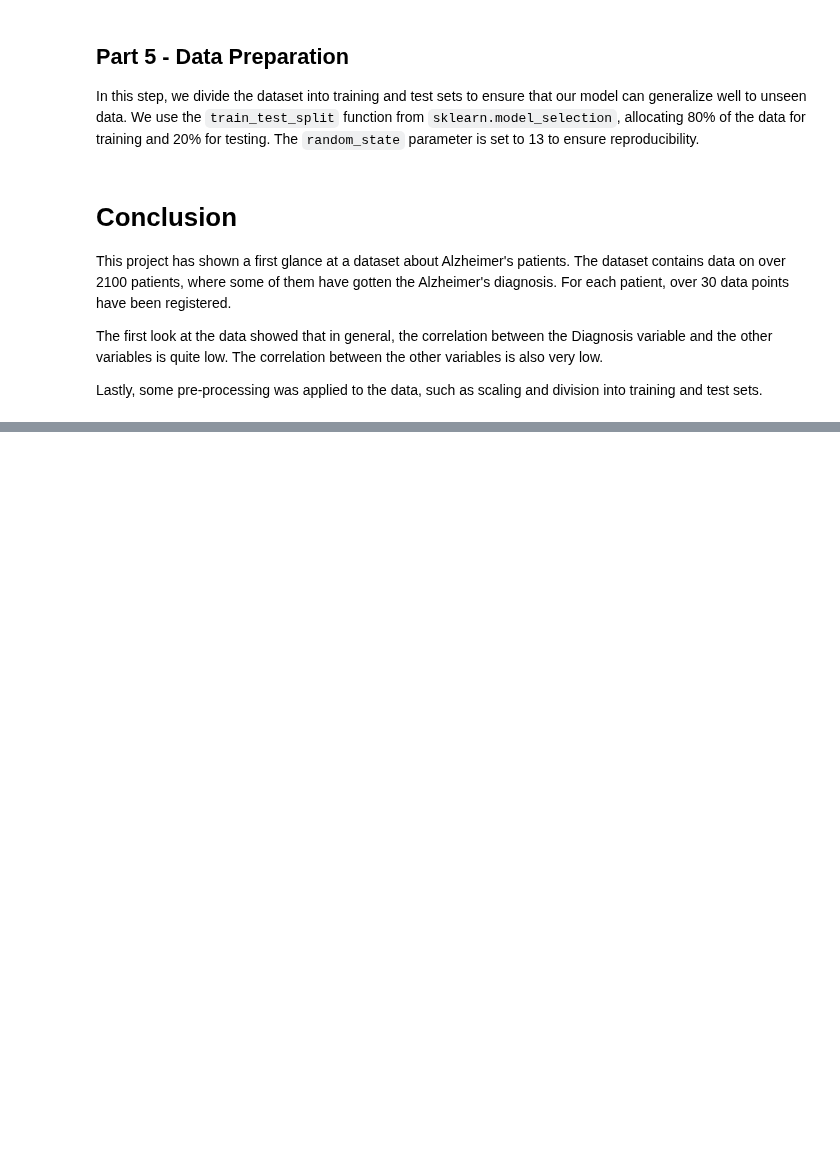
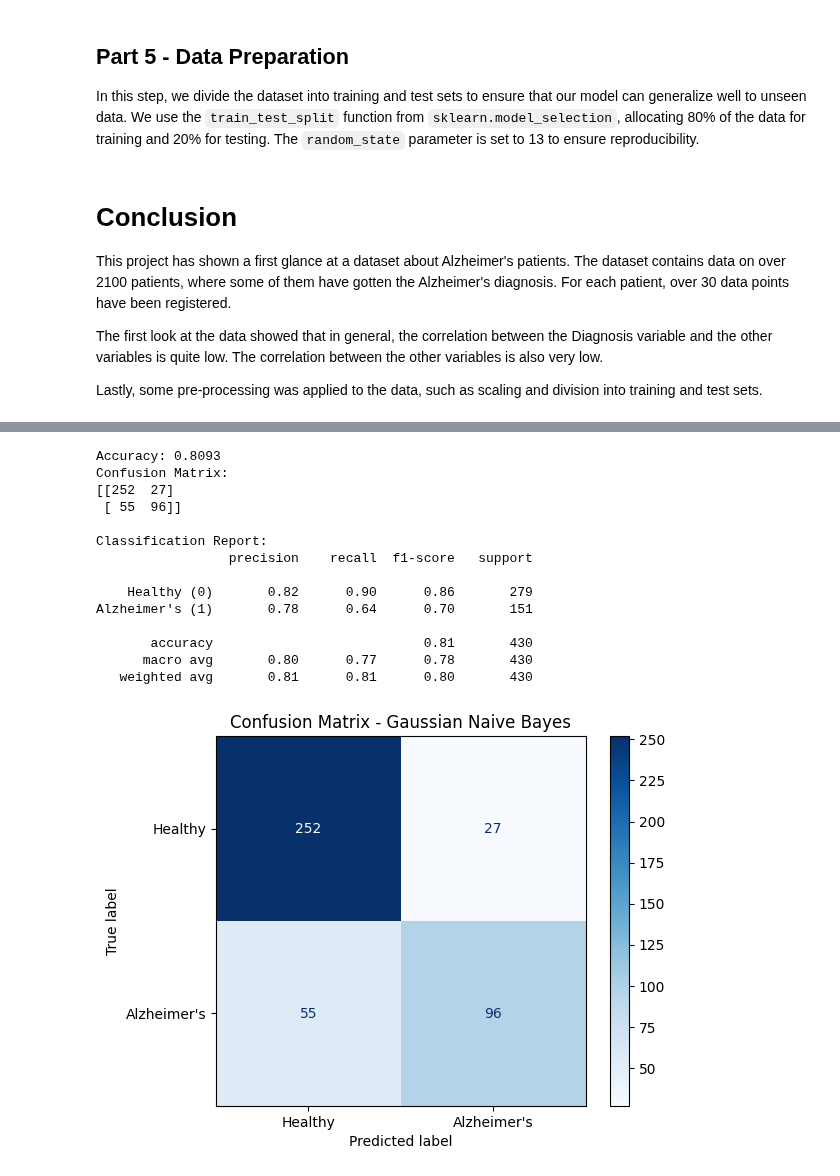
Before and after one commit to treite/classificationGroupwork, a Jupyter notebook: groupProject.ipynb, the cells around one changed output, grey strips where cells are left out. Cells and saved outputs as stored; diff of their text form; code cells hidden in the pictures; blank space fills up the shorter version.

```diff
--- a/groupProject.ipynb
+++ b/groupProject.ipynb
@@ -297,0 +417,32 @@ Lastly, some pre-processing was applied to the data, such as scaling and divisio
+# %%
+from sklearn.naive_bayes import GaussianNB
+
+gnb = GaussianNB()
+gnb.fit(X_train, y_train)
+y_pred_gnb = gnb.predict(X_test)
+
+print(f"Accuracy: {accuracy_score(y_test, y_pred_gnb):.4f}")
+print("Confusion Matrix:")
+print(confusion_matrix(y_test, y_pred_gnb))
+print("\nClassification Report:")
+print(classification_report(y_test, y_pred_gnb, target_names=["Healthy (0)", "Alzheimer's (1)"]))
+
+ConfusionMatrixDisplay.from_estimator(gnb, X_test, y_test, display_labels=["Healthy", "Alzheimer's"], cmap=plt.cm.Blues)
+plt.title("Confusion Matrix - Gaussian Naive Bayes")
+plt.show()
+# %% [output]
+Accuracy: 0.8093
+Confusion Matrix:
+[[252  27]
+ [ 55  96]]
+
+Classification Report:
+                 precision    recall  f1-score   support
+
+    Healthy (0)       0.82      0.90      0.86       279
+Alzheimer's (1)       0.78      0.64      0.70       151
+
+       accuracy                           0.81       430
+      macro avg       0.80      0.77      0.78       430
+   weighted avg       0.81      0.81      0.80       430
+[figure, added]
```
Also changed, not shown: parts of 15 cells of this notebook.
